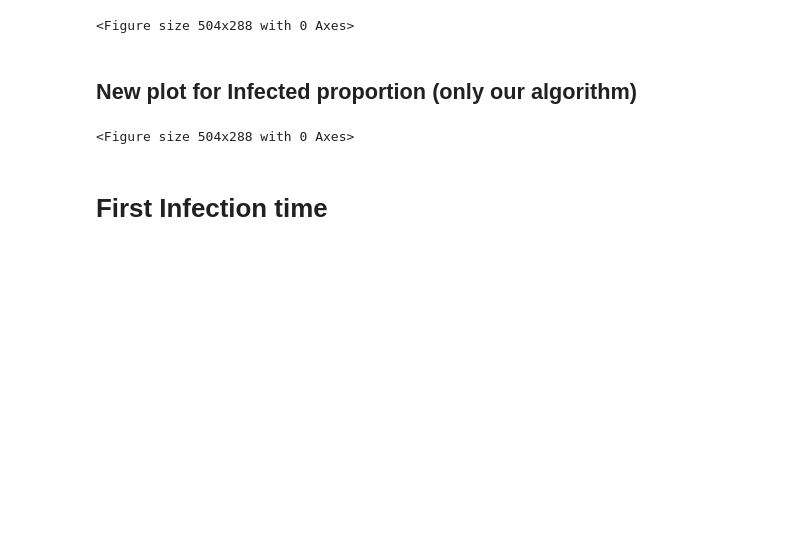
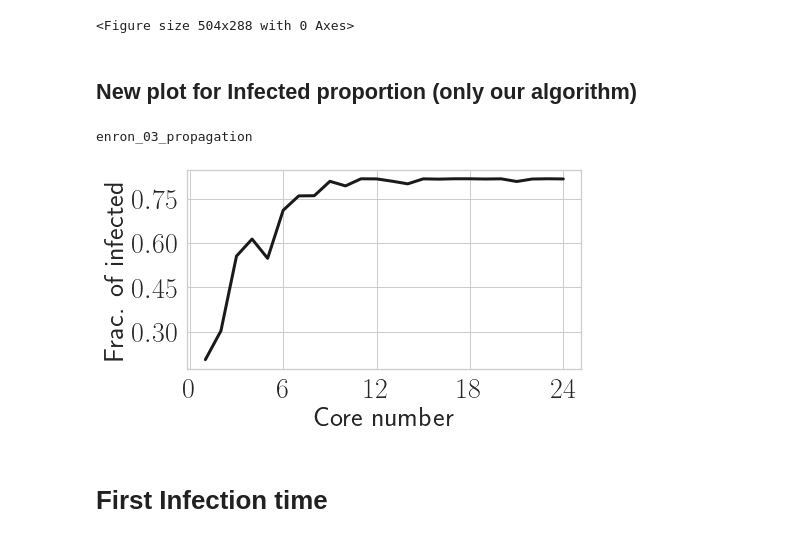
Before and after one commit to bishwamittra/scripts_hg-core-decomposition, a Jupyter notebook: read_output(naheed).ipynb, the cells around one changed output. Saved outputs shown, nothing was run; the diff lists cells and outputs as text; code cells hidden in the pictures; blank space fills up the shorter version.

```diff
--- a/read_output(naheed).ipynb
+++ b/read_output(naheed).ipynb
@@ -1858,7 +1887,7 @@ from matplotlib.ticker import MaxNLocator
 sns.set(rc={'figure.figsize':(7,4)})
 sns.set_style("whitegrid", {'axes.grid' : True})
 lw = 3
-save = True
+save = False
 
 
 ignore_datasets = ['bin_1','bin_2','bin_4','bin_5', 'congress', 'contact']
@@ -1885,34 +1914,35 @@ for key, item in df[df['exp2'] == False].groupby(group_list, as_index=False):
         result = [(k, v, algo) for k in result for v in result[k]]
         result_df = result_df.append(pd.DataFrame(result, columns = ['core number', 'infected', 'algo']), ignore_index=False)
 
 
     #Plot mean
     meandf = result_df.groupby(['core number', 'algo']).mean().reset_index()
     fig, ax = plt.subplots()
     # sns.lineplot(x = 'core number', y = 'infected', hue='algo', hue_order = ['clique graph', 'nbr-based hyp.', 'deg-based hyp.'],
     #                 data=meandf, color='k', linewidth = lw)
     sns.lineplot(x = 'core number', y = 'infected', data=meandf, color='k', linewidth = lw)
     plt.xlabel('Core number', fontsize=fontsize)
     plt.ylabel("Frac. of infected", fontsize=fontsize)
     plt.xticks(fontsize=fontsize)
     # plt.xticks()
     plt.yticks(fontsize=fontsize)
     # handles, labels = ax.get_legend_handles_labels()
     # ax.legend(handles=handles[1:], labels=labels[1:], fontsize=fontsize)
     # plt.title(key)
     ax.yaxis.set_major_locator(MaxNLocator(5))
     ax.xaxis.set_major_locator(MaxNLocator(5))
     plt.tight_layout()
     filename = (" ".join(map(str, key)) + " propagation").replace(" ", "_").replace(".", "")
     if(save):
         plt.savefig("results_final/fig/" + filename + "_mean_ours.pdf")
     else:
         print(filename)
         plt.show()
         break
     plt.clf()
 # %% [output]
-<Figure size 504x288 with 0 Axes>
+enron_03_propagation
+[figure, added]
 # %% [markdown]
 First Infection time
 =========
```
Also changed, not shown: parts of 18 cells of this notebook, 11 other files.
